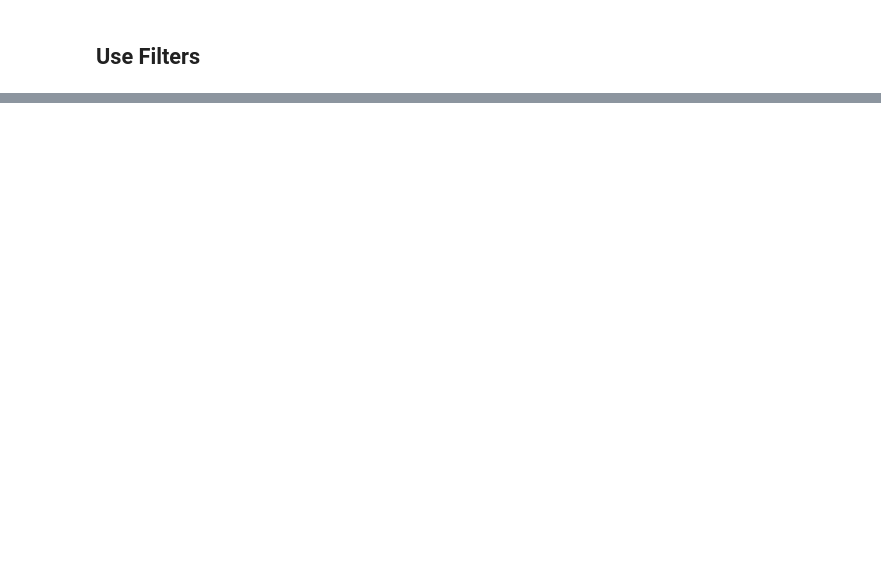
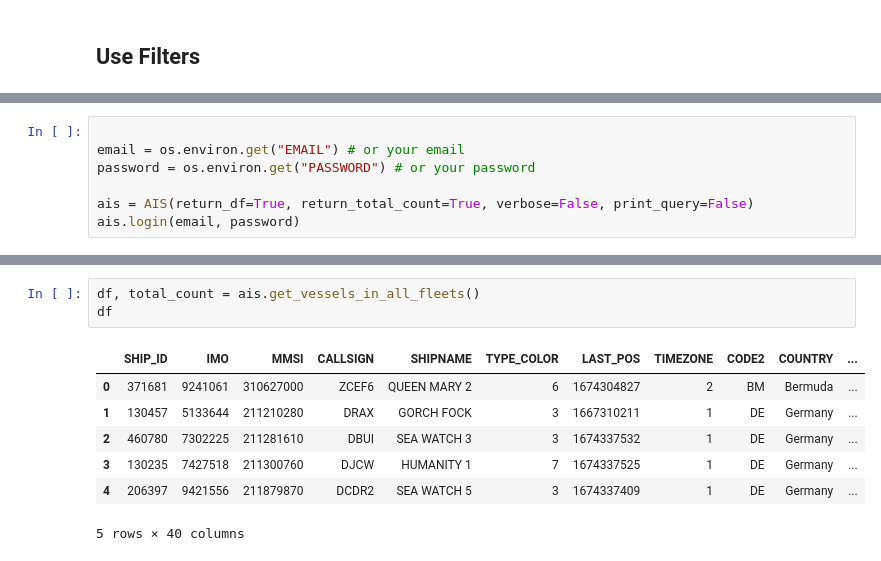
Before and after one commit to reyemb/AISExplorer, a Jupyter notebook: examples/Short_Example.ipynb, the cells around one changed output, grey strips where cells are left out. Drawn from its saved outputs; the diff is of its cells as text; blank space fills up the shorter version.

Commit message:
- added login functionality + Refactoring

```diff
--- a/examples/Short_Example.ipynb
+++ b/examples/Short_Example.ipynb
@@ -54,0 +136,7 @@ df
+# %%
+
+email = os.environ.get("EMAIL") # or your email
+password = os.environ.get("PASSWORD") # or your password
+
+ais = AIS(return_df=True, return_total_count=True, verbose=False, print_query=False)
+ais.login(email, password)
@@ -54,0 +181,11 @@ df
+# %%
+df, total_count = ais.get_vessels_in_all_fleets()
+df
+# %% [output]
+|  | SHIP_ID | IMO | MMSI | CALLSIGN | SHIPNAME | TYPE_COLOR | LAST_POS | TIMEZONE | CODE2 | COUNTRY | ... |
+| 0 | 371681 | 9241061 | 310627000 | ZCEF6 | QUEEN MARY 2 | 6 | 1674304827 | 2 | BM | Bermuda | ... |
+| 1 | 130457 | 5133644 | 211210280 | DRAX | GORCH FOCK | 3 | 1667310211 | 1 | DE | Germany | ... |
+| 2 | 460780 | 7302225 | 211281610 | DBUI | SEA WATCH 3 | 3 | 1674337532 | 1 | DE | Germany | ... |
+| 3 | 130235 | 7427518 | 211300760 | DJCW | HUMANITY 1 | 7 | 1674337525 | 1 | DE | Germany | ... |
+| 4 | 206397 | 9421556 | 211879870 | DCDR2 | SEA WATCH 5 | 3 | 1674337409 | 1 | DE | Germany | ... |
+5 rows × 40 columns
```
Also changed, not shown: parts of 15 cells of this notebook, 16 other files.
